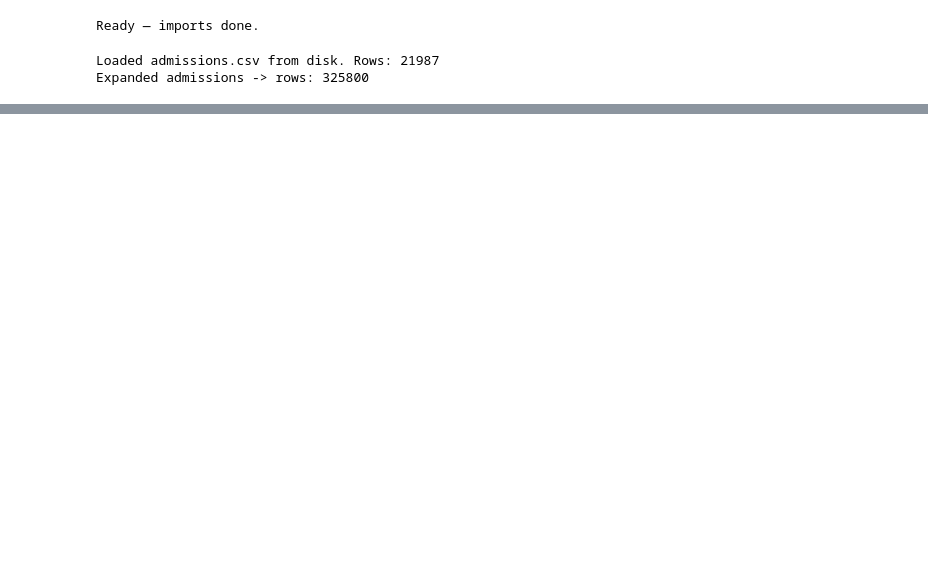
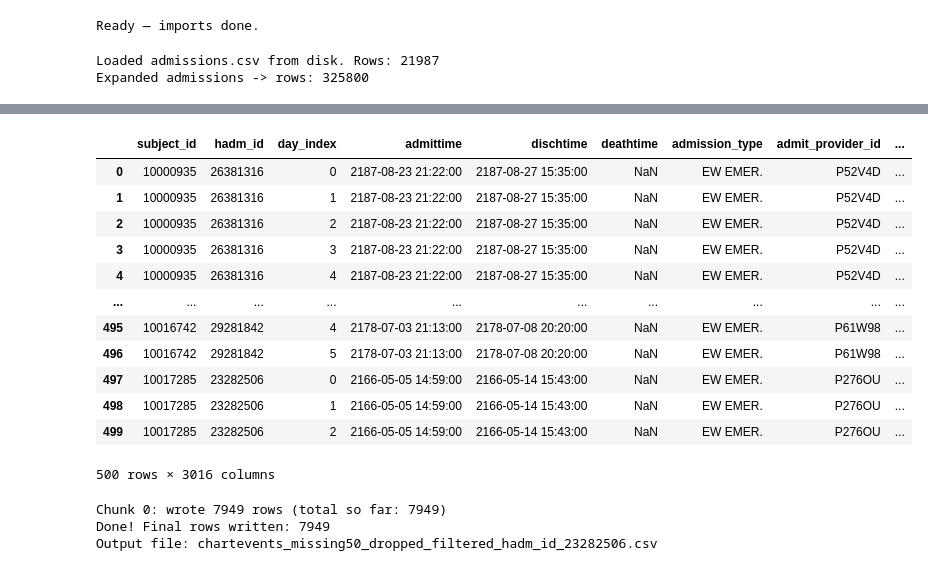
Before and after one commit to mahdi-marjani/merge-mimic-iv, a Jupyter notebook: merge.ipynb, the cells around one changed output, grey strips where cells are left out. Cells and saved outputs as stored; diff of their text form; code cells hidden in the pictures; blank space fills up the shorter version.

Commit message:
add chartevents

```diff
--- a/merge.ipynb
+++ b/merge.ipynb
@@ -369,0 +733,43 @@ chartevents.head(100)
+# %%
+merged_with_chartevents_filled_path = Path("merged_with_chartevents_filled.csv")
+merged_with_chartevents_filled = pd.read_csv(merged_with_chartevents_filled_path, nrows=500)
+# %%
+merged_with_chartevents_filled
+# %% [output]
+|  | subject_id | hadm_id | day_index | admittime | dischtime | deathtime | admission_type | admit_provider_id | ... |
+| 0 | 10000935 | 26381316 | 0 | 2187-08-23 21:22:00 | 2187-08-27 15:35:00 | NaN | EW EMER. | P52V4D | ... |
+| 1 | 10000935 | 26381316 | 1 | 2187-08-23 21:22:00 | 2187-08-27 15:35:00 | NaN | EW EMER. | P52V4D | ... |
+| 2 | 10000935 | 26381316 | 2 | 2187-08-23 21:22:00 | 2187-08-27 15:35:00 | NaN | EW EMER. | P52V4D | ... |
+| 3 | 10000935 | 26381316 | 3 | 2187-08-23 21:22:00 | 2187-08-27 15:35:00 | NaN | EW EMER. | P52V4D | ... |
+| 4 | 10000935 | 26381316 | 4 | 2187-08-23 21:22:00 | 2187-08-27 15:35:00 | NaN | EW EMER. | P52V4D | ... |
+| ... | ... | ... | ... | ... | ... | ... | ... | ... | ... |
+| 495 | 10016742 | 29281842 | 4 | 2178-07-03 21:13:00 | 2178-07-08 20:20:00 | NaN | EW EMER. | P61W98 | ... |
+| 496 | 10016742 | 29281842 | 5 | 2178-07-03 21:13:00 | 2178-07-08 20:20:00 | NaN | EW EMER. | P61W98 | ... |
+| 497 | 10017285 | 23282506 | 0 | 2166-05-05 14:59:00 | 2166-05-14 15:43:00 | NaN | EW EMER. | P276OU | ... |
+| 498 | 10017285 | 23282506 | 1 | 2166-05-05 14:59:00 | 2166-05-14 15:43:00 | NaN | EW EMER. | P276OU | ... |
+| 499 | 10017285 | 23282506 | 2 | 2166-05-05 14:59:00 | 2166-05-14 15:43:00 | NaN | EW EMER. | P276OU | ... |
+500 rows × 3016 columns
+# %%
+input_path = Path("chartevents_missing50_dropped.csv")
+output_path = Path("chartevents_missing50_dropped_filtered_hadm_id_23282506.csv")
+
+chunksize = 2_000_000  # می‌تونی تغییر بدی
+
+first = True
+total_rows = 0
+
+for i, chunk in enumerate(pd.read_csv(input_path, chunksize=chunksize, low_memory=False)):
+    filtered = chunk[chunk['hadm_id'] == 23282506]
+    if not filtered.empty:
+        filtered.to_csv(output_path, mode='w' if first else 'a',
+                        index=False, header=first)
+        first = False
+        total_rows += len(filtered)
+        print(f"Chunk {i}: wrote {len(filtered)} rows (total so far: {total_rows})")
+
+print("Done! Final rows written:", total_rows)
+print("Output file:", output_path)
+# %% [output]
+Chunk 0: wrote 7949 rows (total so far: 7949)
+Done! Final rows written: 7949
+Output file: chartevents_missing50_dropped_filtered_hadm_id_23282506.csv
```
Also changed, not shown: parts of 19 cells of this notebook.
